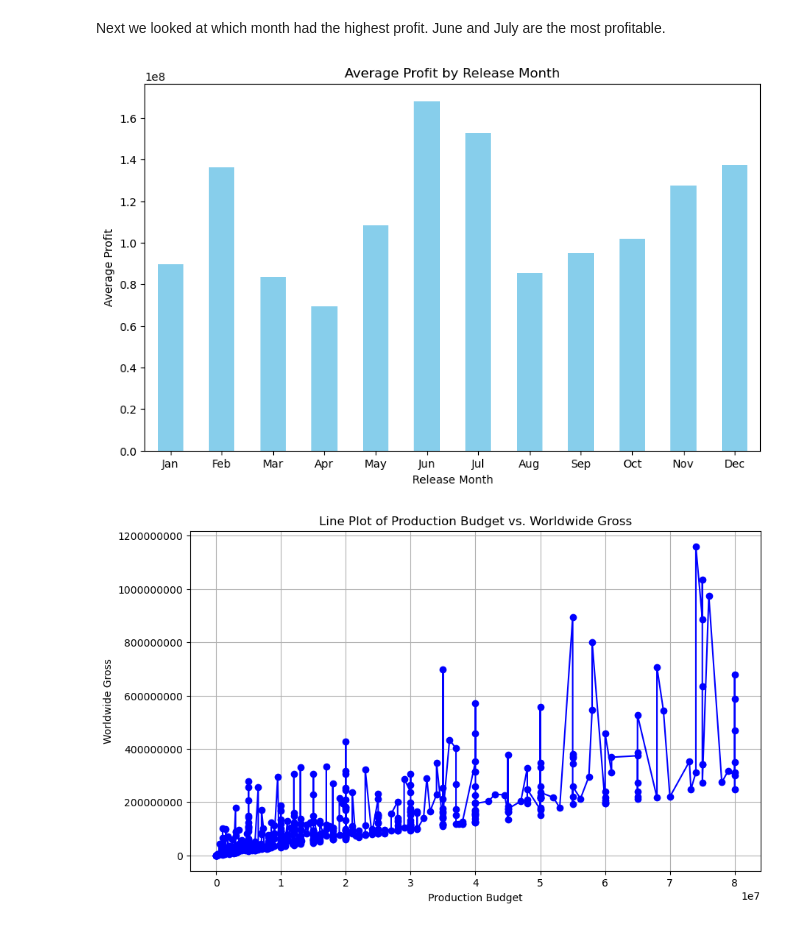
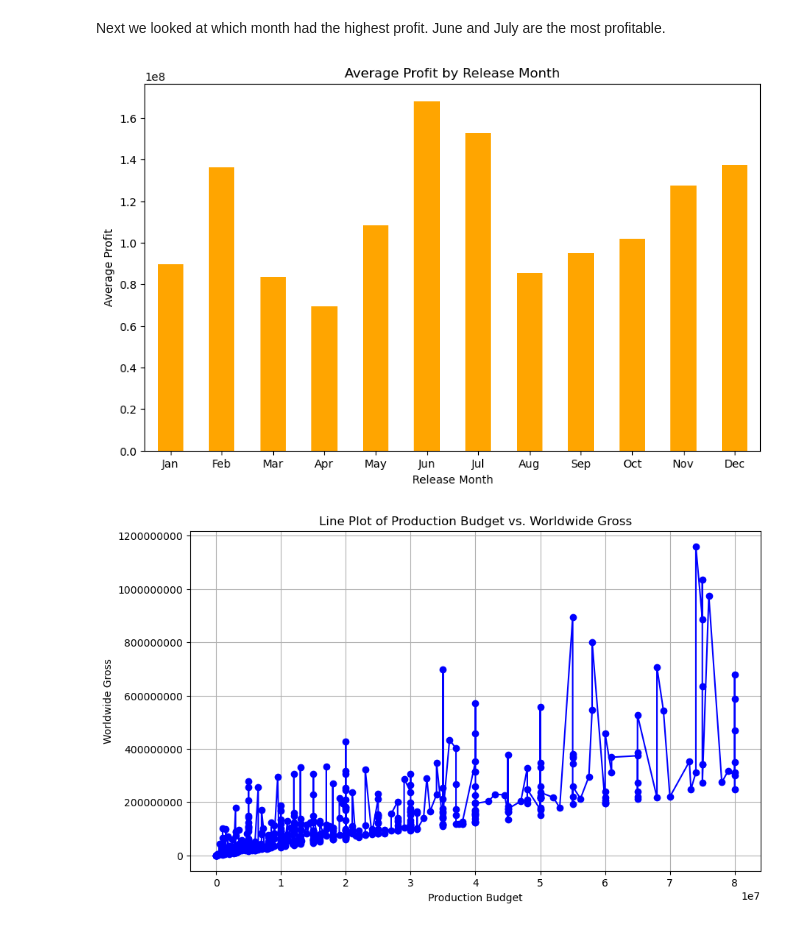
Before and after one commit to GoknurK/Movie_Studio, a Jupyter notebook: stats.ipynb, the cells around one changed output. Cells and saved outputs as stored; diff of their text form; code cells hidden in the pictures.

```diff
--- a/stats.ipynb
+++ b/stats.ipynb
@@ -425,17 +414,17 @@ Next we looked at which month had the highest profit. June and July are the most
 # %%
 # Bar chart for Profit across release months
 profit_month = movie_df.groupby('release_month')['profit'].mean().reindex(['Jan', 'Feb', 'Mar', 'Apr', 'May', 'Jun', 'Jul', 'Aug', 'Sep', 'Oct', 'Nov', 'Dec'])
 
 # Create a bar plot
 plt.figure(figsize=(10, 6))
-profit_month.plot(kind='bar', color='skyblue')
+profit_month.plot(kind='bar', color='orange')
 plt.title('Average Profit by Release Month')
 plt.xlabel('Release Month')
 plt.ylabel('Average Profit')
 plt.xticks(rotation=0)
 plt.show()
 # %% [output]
-[figure, old version]
+[figure, new version]
 # %%
 roi_sorted = movie_df.sort_values(by='production_budget')
 
```
Also changed, not shown: parts of 29 cells of this notebook.
